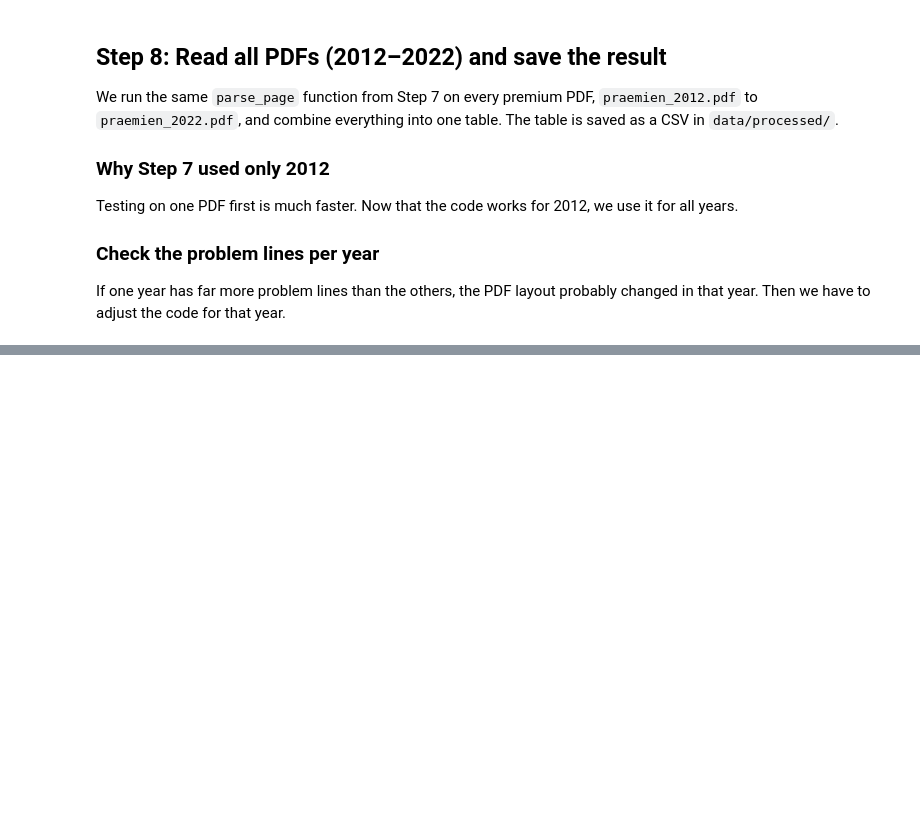
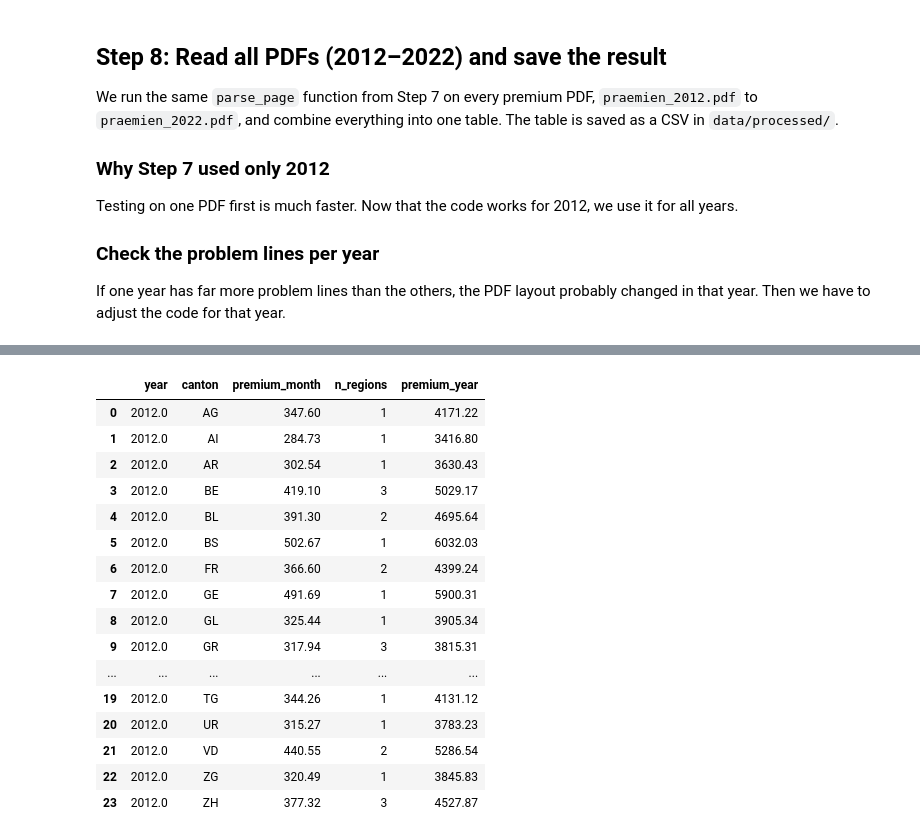
Before and after one commit to carya0001/CIP-project, a Jupyter notebook: notebooks/priminfo_pdf_scraping.ipynb, the cells around one changed output, grey strips where cells are left out. Saved outputs shown, nothing was run; the diff lists cells and outputs as text; code cells hidden in the pictures; blank space fills up the shorter version.

Commit message:
Update Priminfo notebook

```diff
--- a/notebooks/priminfo_pdf_scraping.ipynb
+++ b/notebooks/priminfo_pdf_scraping.ipynb
@@ -624,0 +644,54 @@ print(pd.DataFrame(summary).to_string(index=False))
+# %%
+# Read the result of Step 8 (so this step also works without re-running the 20-minute parsing).
+premiums_all = pd.read_csv(OUTPUT_FILE)
+
+# --- Reference case: so that premiums are comparable across cantons ------
+REF_MODEL = "Grundversicherung"   # standard model
+REF_AGE = "Erwachsene"            # adults
+REF_DEDUCTIBLE = 300              # lowest deductible, CHF 300
+REF_ACCIDENT = "mit_unfall"       # including accident cover
+
+ref = premiums_all[
+    (premiums_all["model"] == REF_MODEL)
+    & (premiums_all["age_group"] == REF_AGE)
+    & (premiums_all["deductible"] == REF_DEDUCTIBLE)
+    & (premiums_all["accident"] == REF_ACCIDENT)
+]
+print("[filter] rows in the reference case:", len(ref))
+
+# Step 1: average over insurers within each region.
+# groupby = "make groups with the same year, canton and region", then .mean() per group.
+per_region = (
+    ref.groupby(["year", "canton", "region"], as_index=False)
+       .agg(premium_month=("premium_month", "mean"),
+            n_insurers=("insurer", "nunique"))   # how many insurers we averaged over
+)
+
+# Step 2: average over the regions of each canton.
+per_canton = (
+    per_region.groupby(["year", "canton"], as_index=False)
+              .agg(premium_month=("premium_month", "mean"),
+                   n_regions=("region", "nunique"))
+)
+
+# Our burden uses the ANNUAL premium, the PDF gives it per month.
+per_canton["premium_year"] = (per_canton["premium_month"] * 12).round(2)
+per_canton["premium_month"] = per_canton["premium_month"].round(2)
+
+# --- Checks ----------------------------------------------------------------
+print("\n[check] cantons per year (should be 26):")
+print(per_canton.groupby("year")["canton"].nunique().to_string())
+
+print("\n[check] highest and lowest premium per year:")
+for year, group in per_canton.groupby("year"):
+    high = group.loc[group["premium_month"].idxmax()]   # idxmax: the row with the highest value
+    low = group.loc[group["premium_month"].idxmin()]
+    print(f"   {year}: highest {high['canton']} {high['premium_month']} CHF/month, "
+          f"lowest {low['canton']} {low['premium_month']} CHF/month")
+
+CANTON_FILE = PROCESSED_DIR / "priminfo_premiums_per_canton.csv"
+per_canton.to_csv(CANTON_FILE, index=False, encoding="utf-8")
+print("\n[saved]", CANTON_FILE)
+
+per_canton.head(26)
+# %% [output]
@@ -624,0 +708,17 @@ print(pd.DataFrame(summary).to_string(index=False))
+|  | year | canton | premium_month | n_regions | premium_year |
+| 0 | 2012.0 | AG | 347.60 | 1 | 4171.22 |
+| 1 | 2012.0 | AI | 284.73 | 1 | 3416.80 |
+| 2 | 2012.0 | AR | 302.54 | 1 | 3630.43 |
+| 3 | 2012.0 | BE | 419.10 | 3 | 5029.17 |
+| 4 | 2012.0 | BL | 391.30 | 2 | 4695.64 |
+| 5 | 2012.0 | BS | 502.67 | 1 | 6032.03 |
+| 6 | 2012.0 | FR | 366.60 | 2 | 4399.24 |
+| 7 | 2012.0 | GE | 491.69 | 1 | 5900.31 |
+| 8 | 2012.0 | GL | 325.44 | 1 | 3905.34 |
+| 9 | 2012.0 | GR | 317.94 | 3 | 3815.31 |
+| ... | ... | ... | ... | ... | ... |
+| 19 | 2012.0 | TG | 344.26 | 1 | 4131.12 |
+| 20 | 2012.0 | UR | 315.27 | 1 | 3783.23 |
+| 21 | 2012.0 | VD | 440.55 | 2 | 5286.54 |
+| 22 | 2012.0 | ZG | 320.49 | 1 | 3845.83 |
+| 23 | 2012.0 | ZH | 377.32 | 3 | 4527.87 |
```
Also changed, not shown: parts of 3 cells of this notebook.
